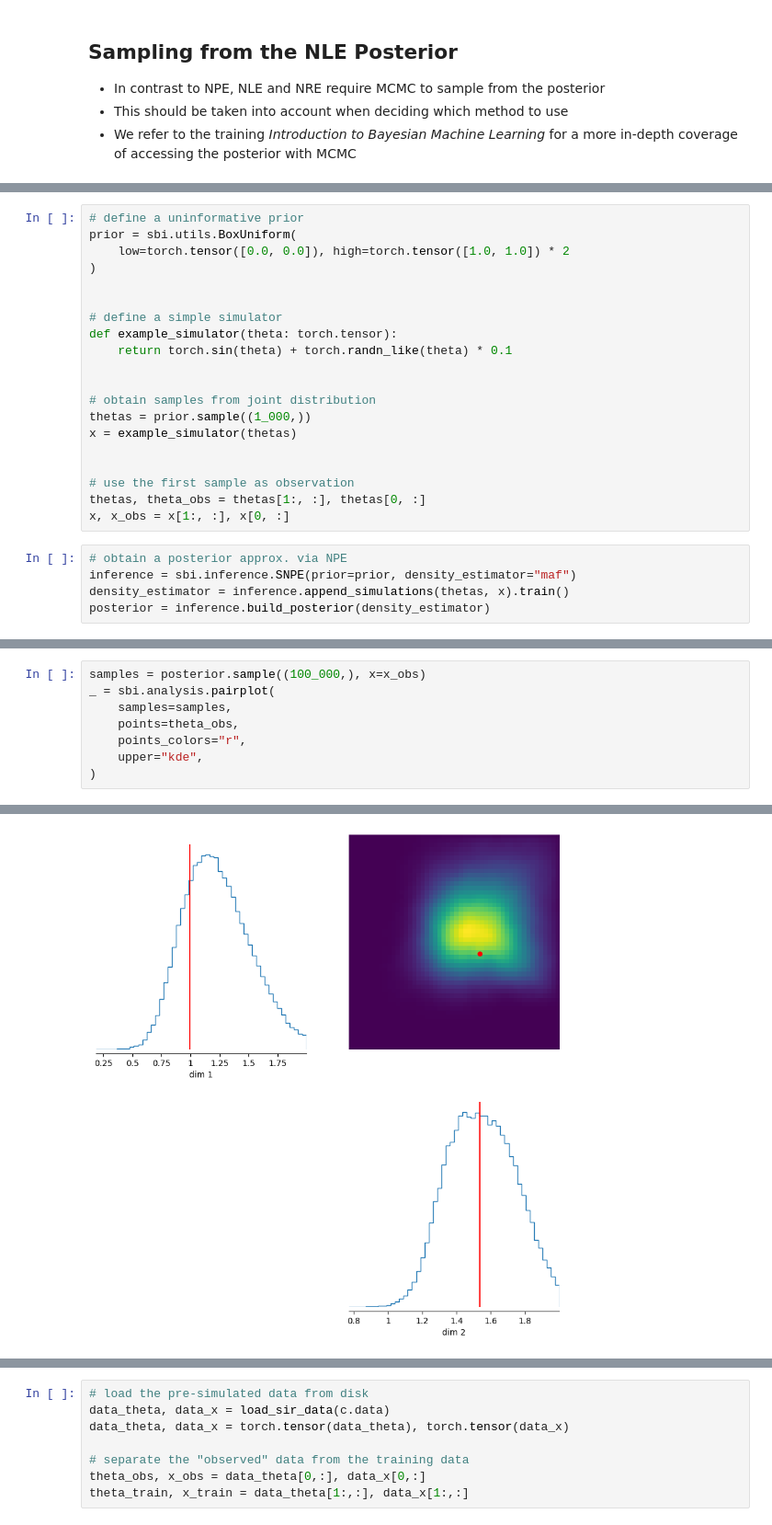
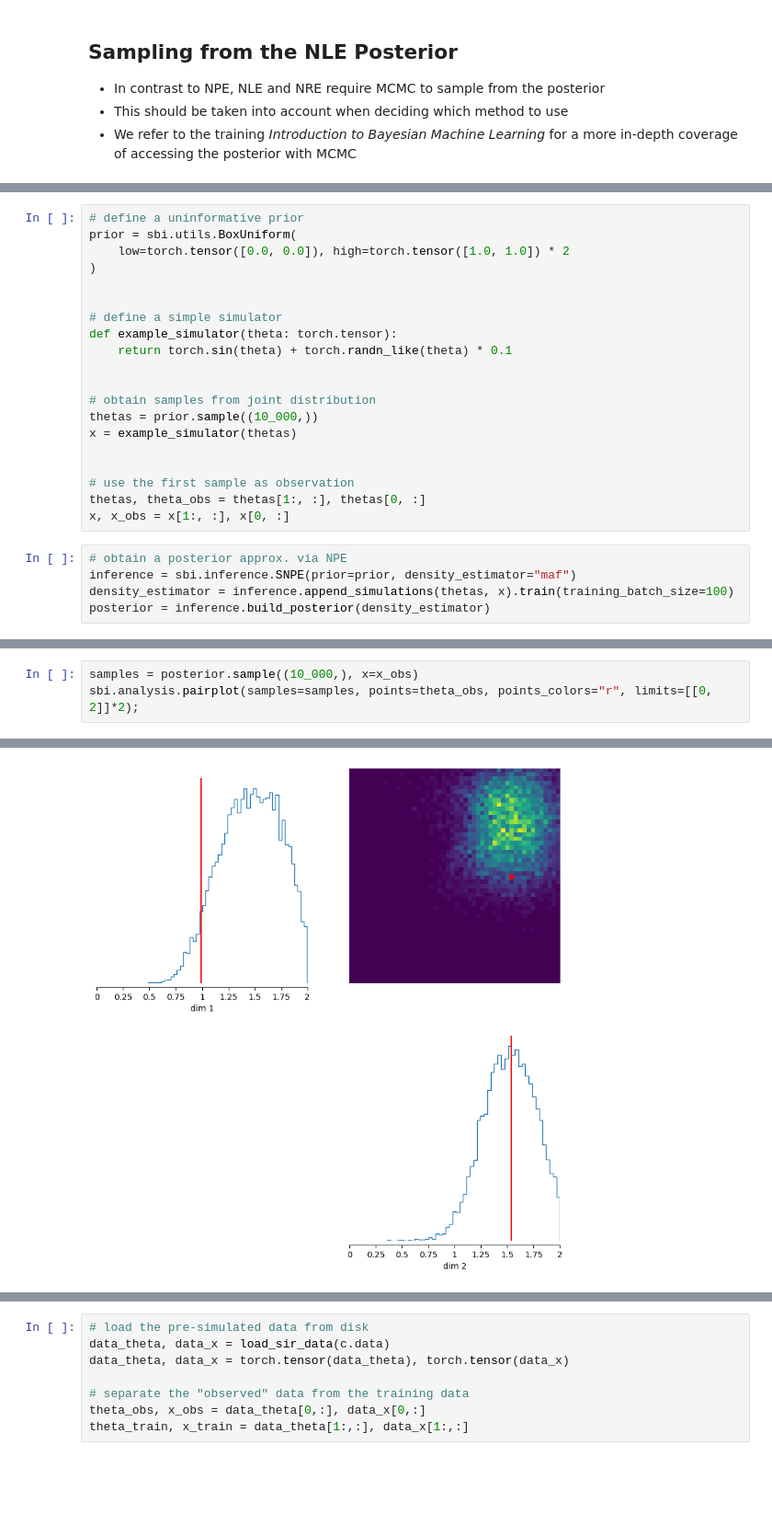
Before and after one commit to aai-institute/tfl-training-sbi, a Jupyter notebook: notebooks/nb_04_neural_likelihood_and_ratio_estimation.ipynb, the cells around one changed output, grey strips where cells are left out. Shown at 92% size. Cells and saved outputs as stored; diff of their text form; blank space fills up the shorter version.

```diff
--- a/notebooks/nb_04_neural_likelihood_and_ratio_estimation.ipynb
+++ b/notebooks/nb_04_neural_likelihood_and_ratio_estimation.ipynb
@@ -140,7 +141,7 @@ def example_simulator(theta: torch.tensor):
 
 
 # obtain samples from joint distribution
-thetas = prior.sample((1_000,))
+thetas = prior.sample((10_000,))
 x = example_simulator(thetas)
 
 
@@ -150,6 +151,6 @@ x, x_obs = x[1:, :], x[0, :]
 # %%
 # obtain a posterior approx. via NPE
 inference = sbi.inference.SNPE(prior=prior, density_estimator="maf")
-density_estimator = inference.append_simulations(thetas, x).train()
+density_estimator = inference.append_simulations(thetas, x).train(training_batch_size=100)
 posterior = inference.build_posterior(density_estimator)
 # %% [output]
@@ -157,9 +158,4 @@ posterior = inference.build_posterior(density_estimator)
 # %%
-samples = posterior.sample((100_000,), x=x_obs)
-_ = sbi.analysis.pairplot(
-    samples=samples,
-    points=theta_obs,
-    points_colors="r",
-    upper="kde",
-)
+samples = posterior.sample((10_000,), x=x_obs)
+sbi.analysis.pairplot(samples=samples, points=theta_obs, points_colors="r", limits=[[0, 2]]*2);
 # %% [output]
@@ -167,2 +162,2 @@ WARNING:root:upper is deprecated, use offdiag instead.
-[figure, old version]
+[figure, new version]
 # %% [markdown]
```
Also changed, not shown: parts of 19 cells of this notebook.
